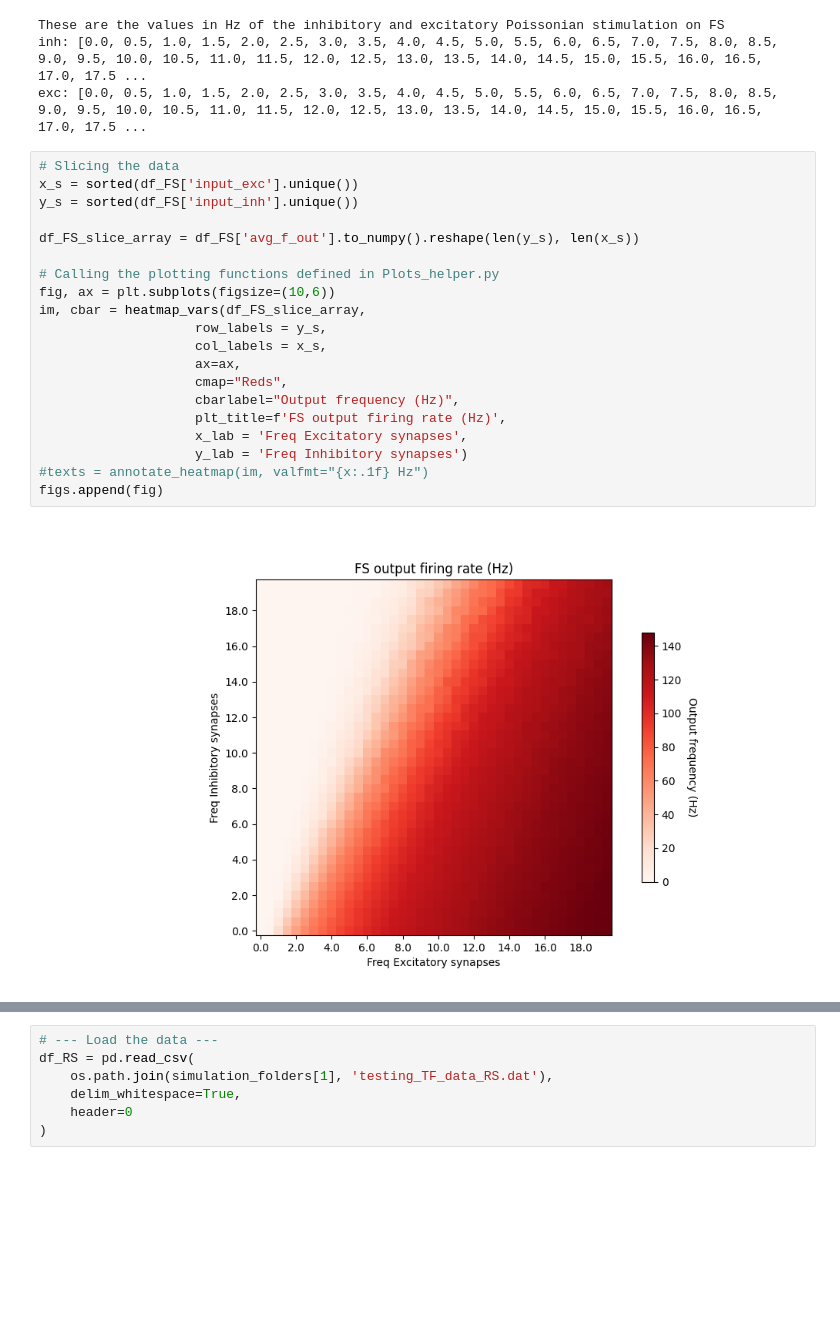
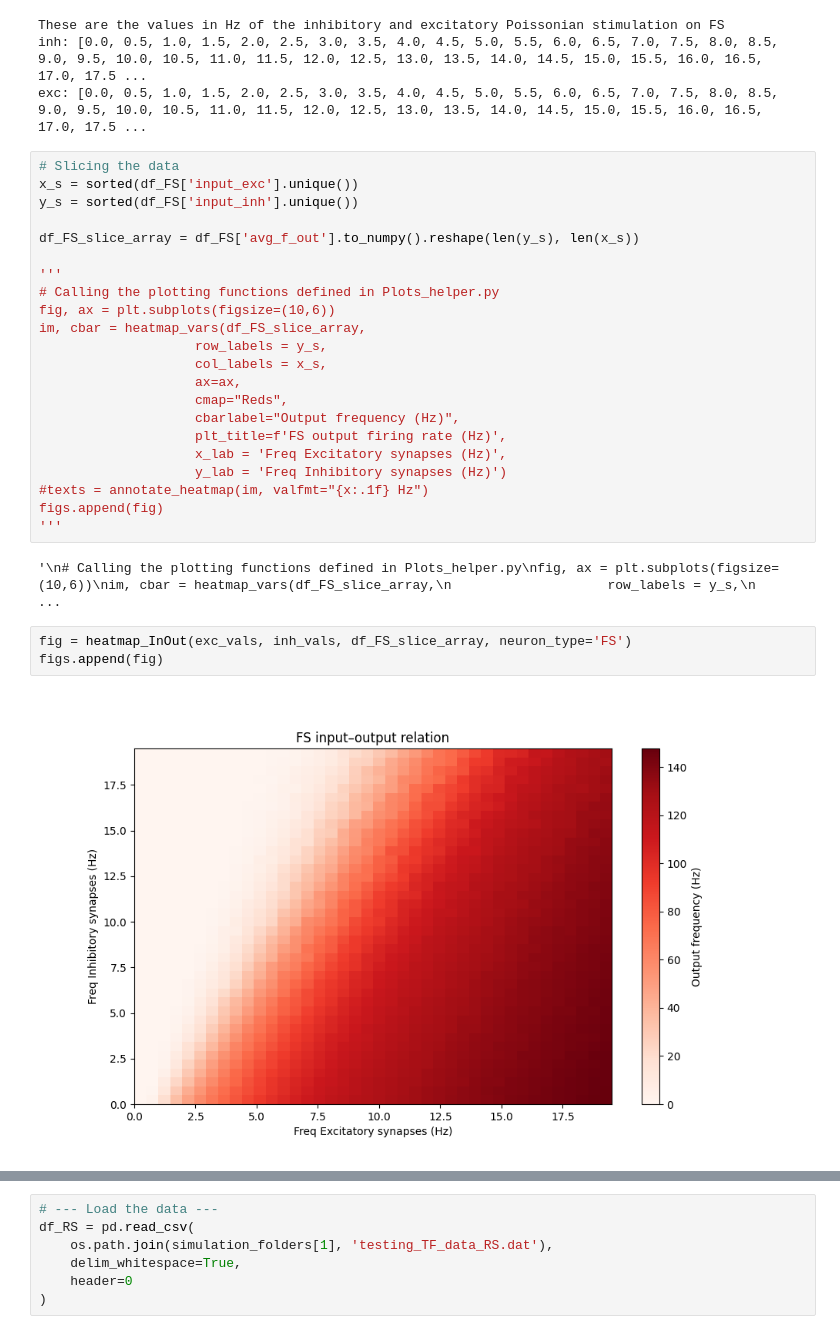
Before and after one commit to IlaCar/neuron-to-meanfield, a Jupyter notebook: transfer_function/data_extraction/Analysing_extracted_data.ipynb, the cells around one changed output, grey strips where cells are left out. Cells and saved outputs as stored; diff of their text form; blank space fills up the shorter version.

```diff
--- a/transfer_function/data_extraction/Analysing_extracted_data.ipynb
+++ b/transfer_function/data_extraction/Analysing_extracted_data.ipynb
@@ -64,6 +66,7 @@ y_s = sorted(df_FS['input_inh'].unique())
 
 df_FS_slice_array = df_FS['avg_f_out'].to_numpy().reshape(len(y_s), len(x_s))
 
+'''
 # Calling the plotting functions defined in Plots_helper.py
 fig, ax = plt.subplots(figsize=(10,6))
 im, cbar = heatmap_vars(df_FS_slice_array,
@@ -73,9 +76,15 @@ im, cbar = heatmap_vars(df_FS_slice_array,
                     cmap="Reds",
                     cbarlabel="Output frequency (Hz)",
                     plt_title=f'FS output firing rate (Hz)',
-                    x_lab = 'Freq Excitatory synapses',
-                    y_lab = 'Freq Inhibitory synapses')
+                    x_lab = 'Freq Excitatory synapses (Hz)',
+                    y_lab = 'Freq Inhibitory synapses (Hz)')
 #texts = annotate_heatmap(im, valfmt="{x:.1f} Hz")
 figs.append(fig)
+'''
 # %% [output]
-[figure, removed]
+'\n# Calling the plotting functions defined in Plots_helper.py\nfig, ax = plt.subplots(figsize=(10,6))\nim, cbar = heatmap_vars(df_FS_slice_array,\n                    row_labels = y_s,\n              ...
+# %%
+fig = heatmap_InOut(exc_vals, inh_vals, df_FS_slice_array, neuron_type='FS')
+figs.append(fig)
+# %% [output]
+[figure, added]
```
Also changed, not shown: parts of 12 cells of this notebook.
